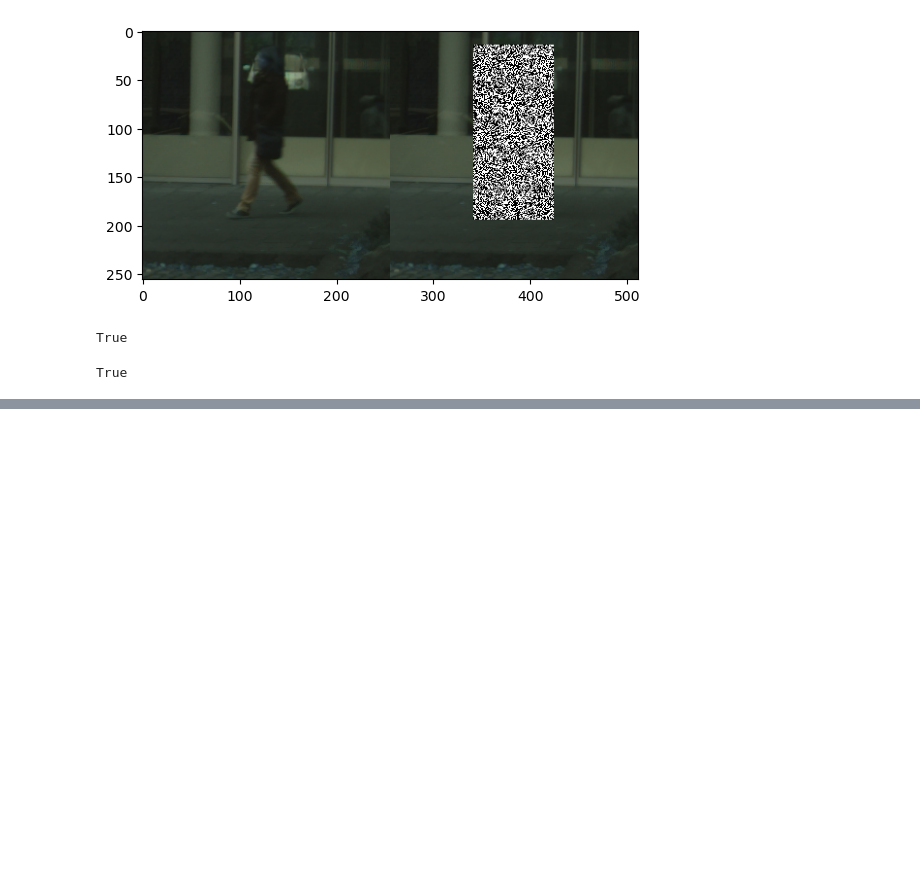
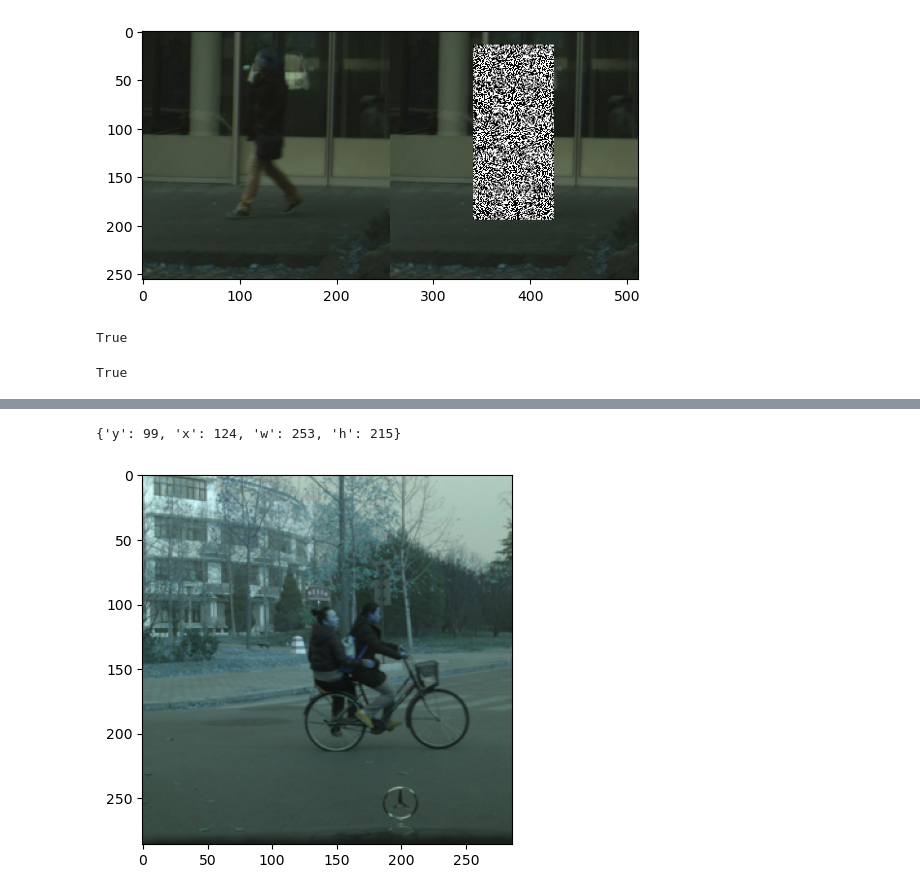
Before and after one commit to CamilleChallier/LSP5_compost, a Jupyter notebook: data_preprocessing/create_data.ipynb, the cells around one changed output, grey strips where cells are left out. Saved outputs shown, nothing was run; the diff lists cells and outputs as text; code cells hidden in the pictures; blank space fills up the shorter version.

```diff
--- a/data_preprocessing/create_data.ipynb
+++ b/data_preprocessing/create_data.ipynb
@@ -187,0 +202,10 @@ plt.show()
+# %%
+AB = cv2.imread("tsinghuaDaimlerDataset/images_new/images/train/real/tsinghuaDaimlerDataset_2014-11-20_075523_000002241_leftImg8bit.png",1)
+plt.imshow(AB)
+
+with open("tsinghuaDaimlerDataset/images_new/bbox/train/tsinghuaDaimlerDataset_2014-11-20_075523_000002241_leftImg8bit.json" ) as json_file:
+    bbox = json.load(json_file)
+print(bbox)
+# %% [output]
+{'y': 99, 'x': 124, 'w': 253, 'h': 215}
+[figure, added]
```
Also changed, not shown: parts of 5 cells of this notebook, 3 other files.
